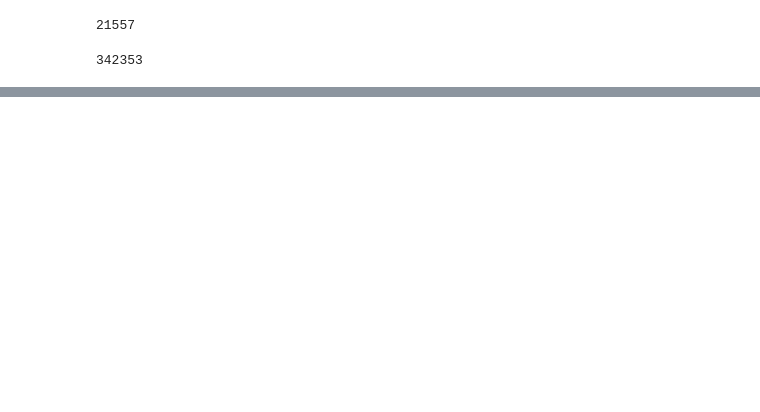
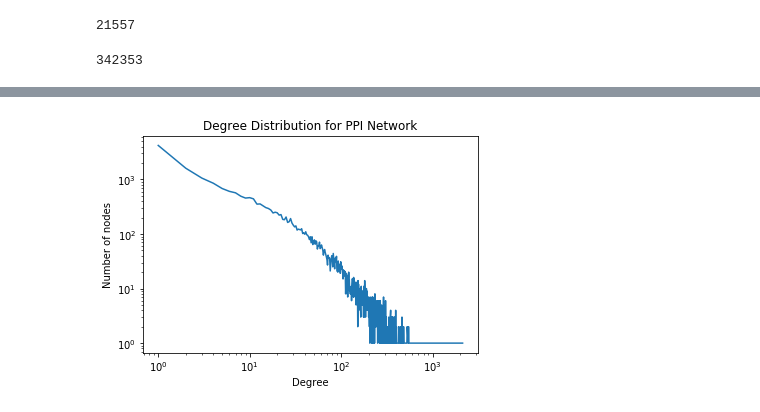
Before and after one commit to sales-lab/network-theory, a Jupyter notebook: index.ipynb, the cells around one changed output, grey strips where cells are left out. Cells and saved outputs as stored; diff of their text form; code cells hidden in the pictures; blank space fills up the shorter version.

```diff
--- a/index.ipynb
+++ b/index.ipynb
@@ -90,0 +148,9 @@ g.GetEdges()
+# %%
+fig, ax = plt.subplots()
+ax.loglog(xs, ys)
+ax.set_xlabel("Degree")
+ax.set_ylabel("Number of nodes")
+ax.set_title("Degree Distribution for PPI Network")
+plt.show()
+# %% [output]
+[figure, added]
```
Also changed, not shown: parts of 34 cells of this notebook, 2 other files.
